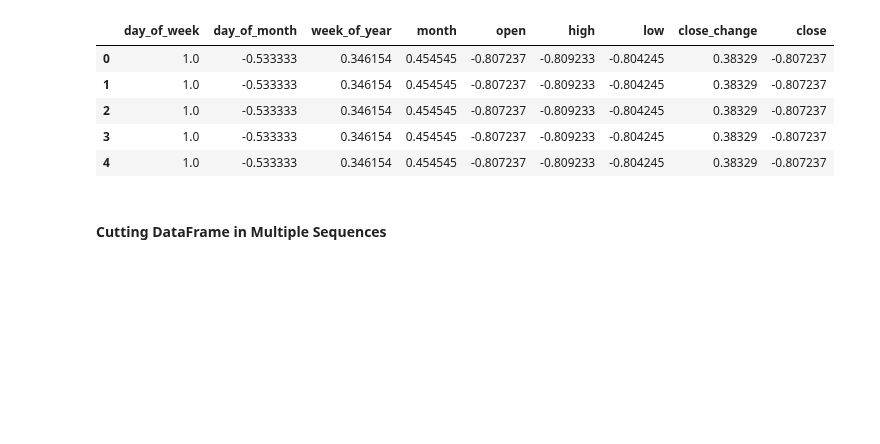
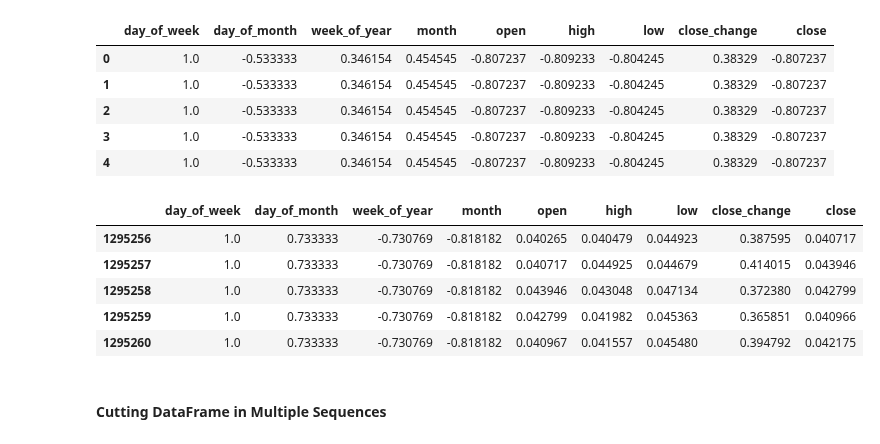
Before and after one commit to ibadrather/pytorch_learn, a Jupyter notebook: Part 14 - Multivariate Timeseries Analysis using Pytorch and Pytorch Lightening.ipynb, the cells around one changed output. Cells and saved outputs as stored; diff of their text form; code cells hidden in the pictures; blank space fills up the shorter version.

```diff
--- a/Part 14 - Multivariate Timeseries Analysis using Pytorch and Pytorch Lightening.ipynb
+++ b/Part 14 - Multivariate Timeseries Analysis using Pytorch and Pytorch Lightening.ipynb
@@ -133,6 +136,20 @@ train_df.head()
 | 2 | 1.0 | -0.533333 | 0.346154 | 0.454545 | -0.807237 | -0.809233 | -0.804245 | 0.38329 | -0.807237 |
 | 3 | 1.0 | -0.533333 | 0.346154 | 0.454545 | -0.807237 | -0.809233 | -0.804245 | 0.38329 | -0.807237 |
 | 4 | 1.0 | -0.533333 | 0.346154 | 0.454545 | -0.807237 | -0.809233 | -0.804245 | 0.38329 | -0.807237 |
+# %%
+test_df = pd.DataFrame(
+    scaler.transform(test_df),
+    index = test_df.index,
+    columns = test_df.columns
+)
+test_df.head()
+# %% [output]
+|  | day_of_week | day_of_month | week_of_year | month | open | high | low | close_change | close |
+| 1295256 | 1.0 | 0.733333 | -0.730769 | -0.818182 | 0.040265 | 0.040479 | 0.044923 | 0.387595 | 0.040717 |
+| 1295257 | 1.0 | 0.733333 | -0.730769 | -0.818182 | 0.040717 | 0.044925 | 0.044679 | 0.414015 | 0.043946 |
+| 1295258 | 1.0 | 0.733333 | -0.730769 | -0.818182 | 0.043946 | 0.043048 | 0.047134 | 0.372380 | 0.042799 |
+| 1295259 | 1.0 | 0.733333 | -0.730769 | -0.818182 | 0.042799 | 0.041982 | 0.045363 | 0.365851 | 0.040966 |
+| 1295260 | 1.0 | 0.733333 | -0.730769 | -0.818182 | 0.040967 | 0.041557 | 0.045480 | 0.394792 | 0.042175 |
 # %% [markdown]
 #### Cutting DataFrame in Multiple Sequences
 # %%
```
Also changed, not shown: parts of 35 cells of this notebook.
